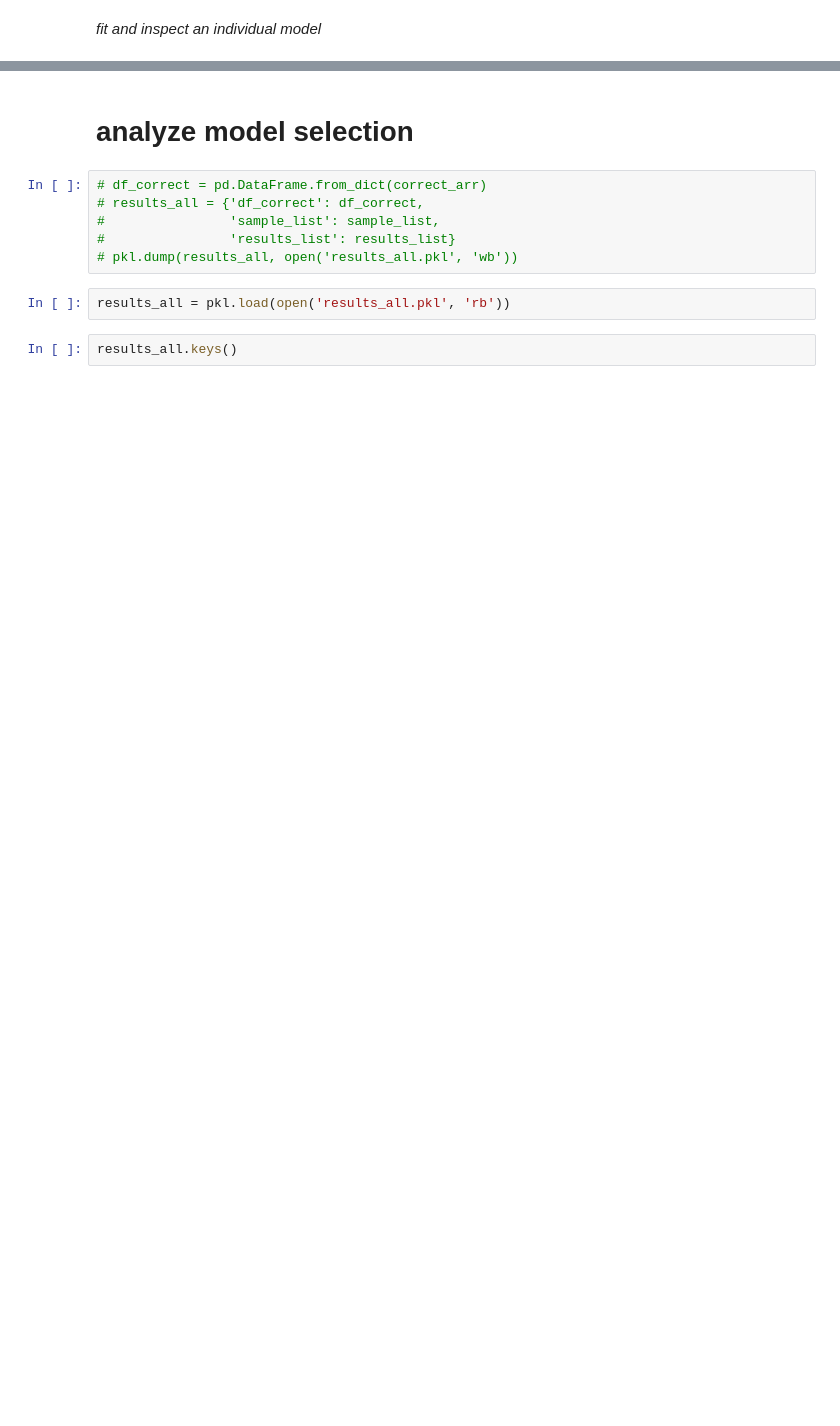
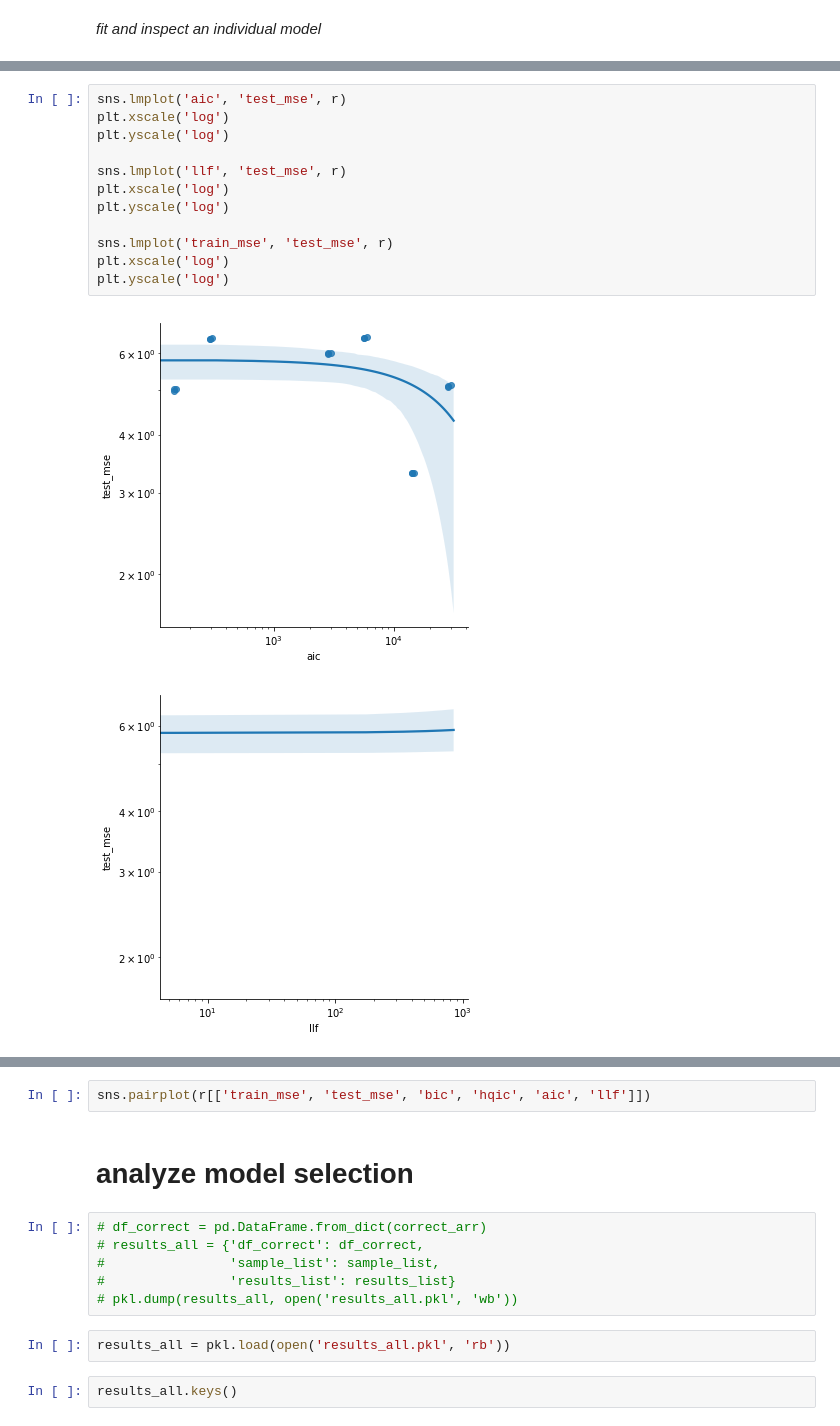
Before and after one commit to csinva/dnn-experiments, a Jupyter notebook: time_series/arma.ipynb, the cells around one changed output, grey strips where cells are left out. Drawn from its saved outputs; the diff is of its cells as text; blank space fills up the shorter version.

```diff
--- a/time_series/arma.ipynb
+++ b/time_series/arma.ipynb
@@ -133,0 +155,15 @@ plt.show()
+# %%
+sns.lmplot('aic', 'test_mse', r)
+plt.xscale('log')
+plt.yscale('log')
+
+sns.lmplot('llf', 'test_mse', r)
+plt.xscale('log')
+plt.yscale('log')
+
+sns.lmplot('train_mse', 'test_mse', r)
+plt.xscale('log')
+plt.yscale('log')
+# %% [output]
+[figure, added]
+[figure, added]
@@ -134,3 +171,5 @@ plt.show()
+# %%
+sns.pairplot(r[['train_mse', 'test_mse', 'bic', 'hqic', 'aic', 'llf']])
 # %% [markdown]
 # analyze model selection
 # %%
```
Also changed, not shown: parts of 12 cells of this notebook, 1 other file.
